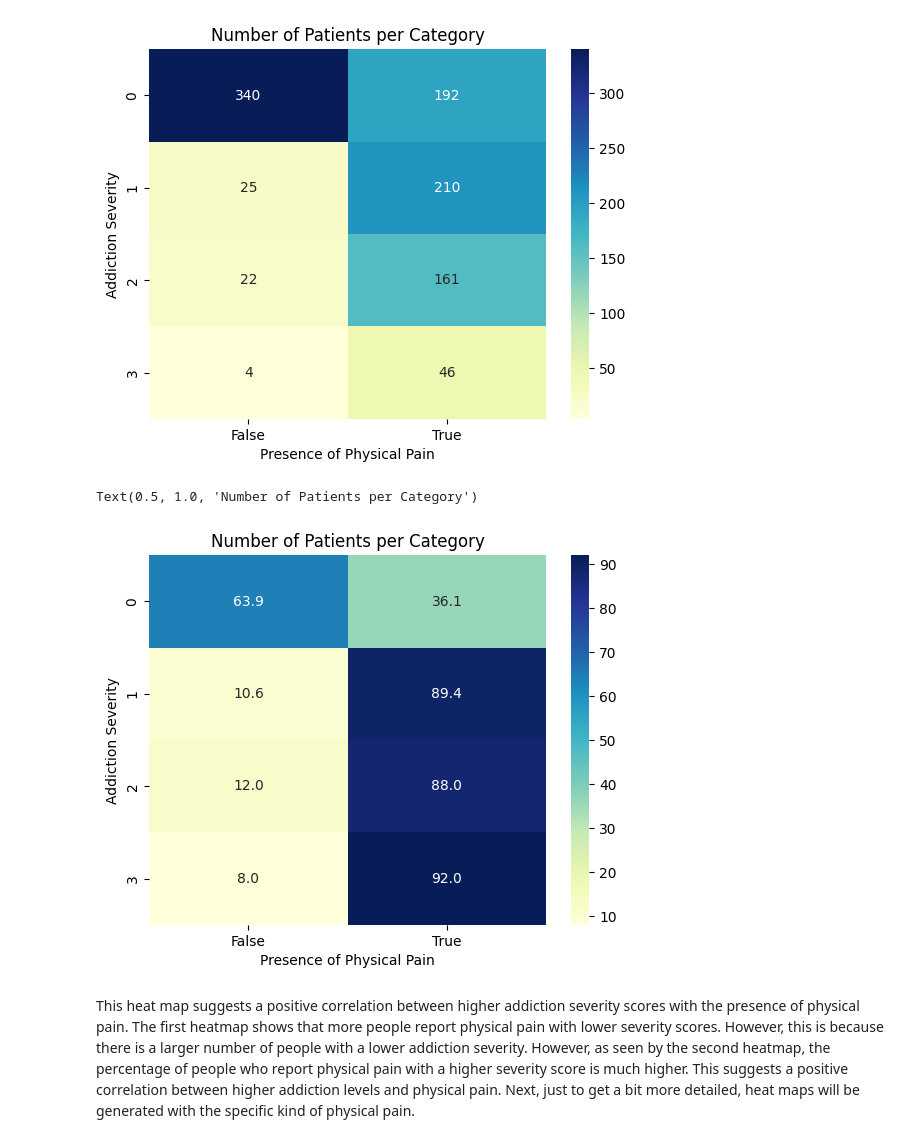
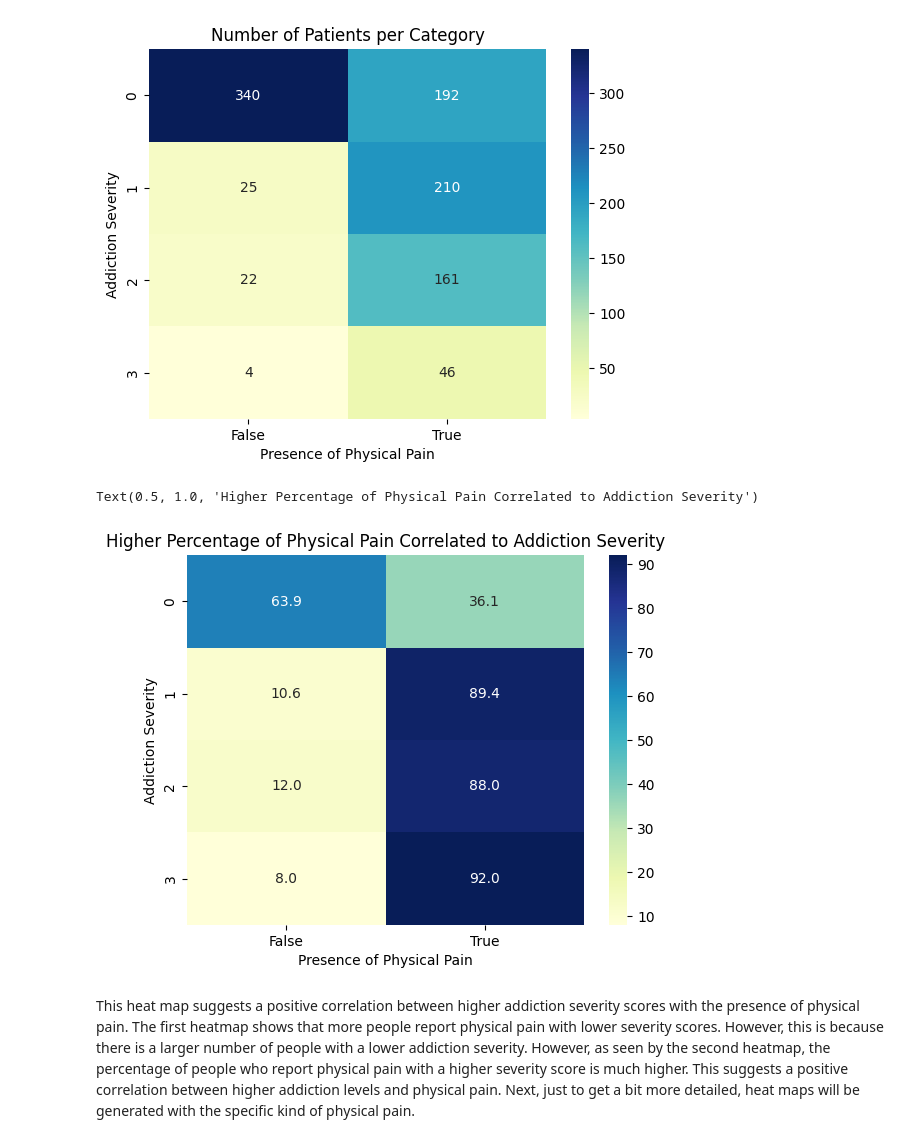
Before and after one commit to jmlax123/gaming_mental_health, a Jupyter notebook: notebook/gaming_mental_health_data.ipynb, the cells around one changed output. Cells and saved outputs as stored; diff of their text form; code cells hidden in the pictures.

```diff
--- a/notebook/gaming_mental_health_data.ipynb
+++ b/notebook/gaming_mental_health_data.ipynb
@@ -631,16 +633,16 @@ Text(0.5, 1.0, 'Number of Patients per Category')
 # %%
 pct_table = pd.crosstab(df['addiction_severity'],
                         df['physical_pain'],
                         normalize='index') * 100
 
 sns.heatmap(pct_table, annot=True, fmt=".1f", cmap="YlGnBu")
 
 plt.ylabel("Addiction Severity")
 plt.xlabel("Presence of Physical Pain")
-plt.title("Number of Patients per Category")
+plt.title("Higher Percentage of Physical Pain Correlated to Addiction Severity")
 # %% [output]
-Text(0.5, 1.0, 'Number of Patients per Category')
+Text(0.5, 1.0, 'Higher Percentage of Physical Pain Correlated to Addiction Severity')
-[figure, old version]
+[figure, new version]
 # %% [markdown]
 This heat map suggests a positive correlation between higher addiction severity scores with the presence of physical pain. The first heatmap shows that more people report physical pain with lower severity scores. However, this is because there is a larger number of people with a lower addiction severity. However, as seen by the second heatmap, the percentage of people who report physical pain with a higher severity score is much higher. This suggests a positive correlation between higher addiction levels and physical pain. Next, just to get a bit more detailed, heat maps will be generated with the specific kind of physical pain.
 # %%
```
Also changed, not shown: parts of 14 cells of this notebook.
